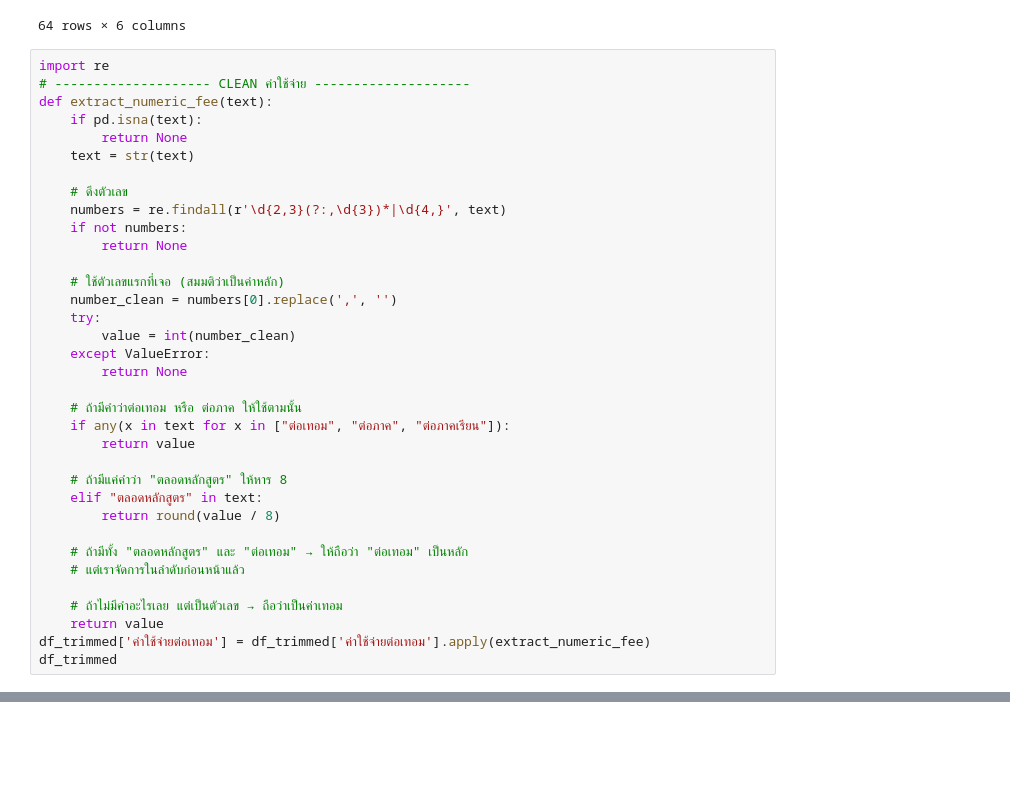
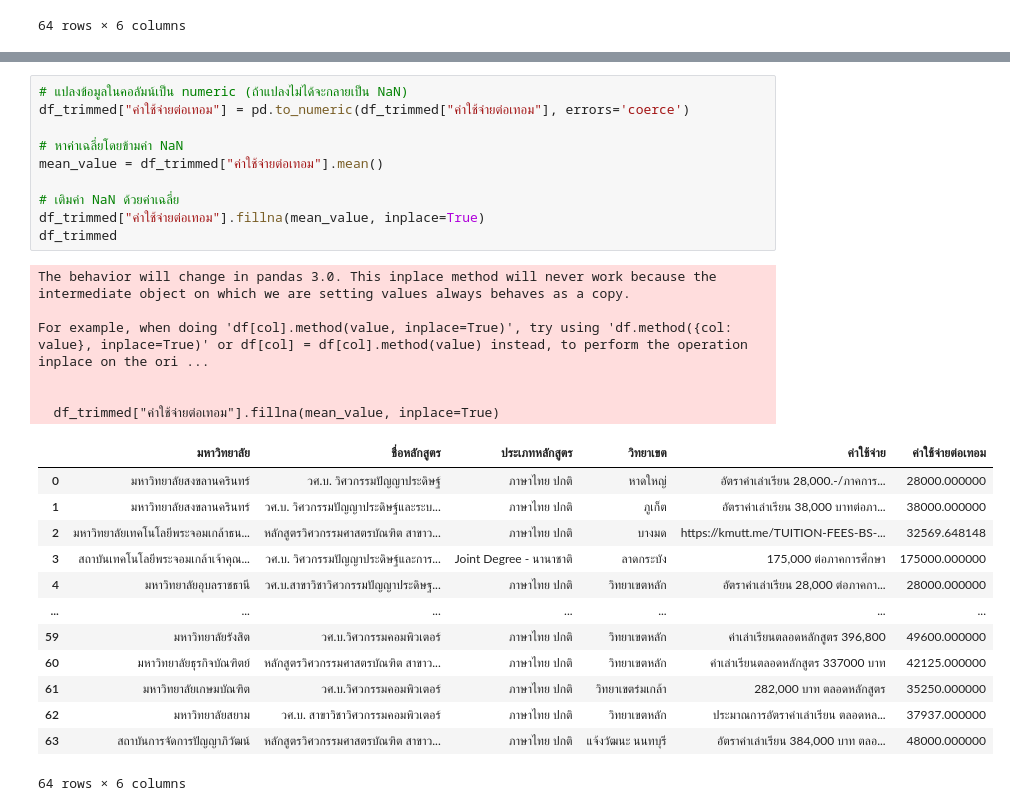
Before and after one commit to andyslazz/web-scrapeAndDash, a Jupyter notebook: Clean_data.ipynb, the cells around one changed output, grey strips where cells are left out. Drawn from its saved outputs; the diff is of its cells as text; blank space fills up the shorter version.

```diff
--- a/Clean_data.ipynb
+++ b/Clean_data.ipynb
@@ -50,38 +50,3 @@ df_trimmed
 | 62 | มหาวิทยาลัยสยาม | วศ.บ. สาขาวิชาวิศวกรรมคอมพิวเตอร์ | ภาษาไทย ปกติ | วิทยาเขตหลัก | ประมาณการอัตราค่าเล่าเรียน ตลอดหล... | ประมาณการอัตราค่าเล่าเรียน ตลอดหล... |
 | 63 | สถาบันการจัดการปัญญาภิวัฒน์ | หลักสูตรวิศวกรรมศาสตรบัณฑิต สาขาว... | ภาษาไทย ปกติ | แจ้งวัฒนะ นนทบุรี | อัตราค่าเล่าเรียน 384,000 บาท ตลอ... | อัตราค่าเล่าเรียน 384,000 บาท ตลอ... |
 64 rows × 6 columns
-# %%
-import re
-# -------------------- CLEAN ค่าใช้จ่าย --------------------
-def extract_numeric_fee(text):
-    if pd.isna(text):
-        return None
-    text = str(text)
-
-    # ดึงตัวเลข
-    numbers = re.findall(r'\d{2,3}(?:,\d{3})*|\d{4,}', text)
-    if not numbers:
-        return None
-
-    # ใช้ตัวเลขแรกที่เจอ (สมมติว่าเป็นค่าหลัก)
-    number_clean = numbers[0].replace(',', '')
-    try:
-        value = int(number_clean)
-    except ValueError:
-        return None
-
-    # ถ้ามีคำว่าต่อเทอม หรือ ต่อภาค ให้ใช้ตามนั้น
-    if any(x in text for x in ["ต่อเทอม", "ต่อภาค", "ต่อภาคเรียน"]):
-        return value
-
-    # ถ้ามีแค่คำว่า "ตลอดหลักสูตร" ให้หาร 8
-    elif "ตลอดหลักสูตร" in text:
-        return round(value / 8)
-
-    # ถ้ามีทั้ง "ตลอดหลักสูตร" และ "ต่อเทอม" → ให้ถือว่า "ต่อเทอม" เป็นหลัก
-    # แต่เราจัดการในลำดับก่อนหน้าแล้ว
-
-    # ถ้าไม่มีคำอะไรเลย แต่เป็นตัวเลข → ถือว่าเป็นค่าเทอม
-    return value
-df_trimmed['ค่าใช้จ่ายต่อเทอม'] = df_trimmed['ค่าใช้จ่ายต่อเทอม'].apply(extract_numeric_fee)
-df_trimmed
@@ -101,0 +158,30 @@ df_trimmed
+# %%
+# แปลงข้อมูลในคอลัมน์เป็น numeric (ถ้าแปลงไม่ได้จะกลายเป็น NaN)
+df_trimmed["ค่าใช้จ่ายต่อเทอม"] = pd.to_numeric(df_trimmed["ค่าใช้จ่ายต่อเทอม"], errors='coerce')
+
+# หาค่าเฉลี่ยโดยข้ามค่า NaN
+mean_value = df_trimmed["ค่าใช้จ่ายต่อเทอม"].mean()
+
+# เติมค่า NaN ด้วยค่าเฉลี่ย
+df_trimmed["ค่าใช้จ่ายต่อเทอม"].fillna(mean_value, inplace=True)
+df_trimmed
+# %% [output]
+The behavior will change in pandas 3.0. This inplace method will never work because the intermediate object on which we are setting values always behaves as a copy.
+
+For example, when doing 'df[col].method(value, inplace=True)', try using 'df.method({col: value}, inplace=True)' or df[col] = df[col].method(value) instead, to perform the operation inplace on the ori ...
+
+
+  df_trimmed["ค่าใช้จ่ายต่อเทอม"].fillna(mean_value, inplace=True)
+|  | มหาวิทยาลัย | ชื่อหลักสูตร | ประเภทหลักสูตร | วิทยาเขต | ค่าใช้จ่าย | ค่าใช้จ่ายต่อเทอม |
+| 0 | มหาวิทยาลัยสงขลานครินทร์ | วศ.บ. วิศวกรรมปัญญาประดิษฐ์ | ภาษาไทย ปกติ | หาดใหญ่ | อัตราค่าเล่าเรียน 28,000.-/ภาคการ... | 28000.000000 |
+| 1 | มหาวิทยาลัยสงขลานครินทร์ | วศ.บ. วิศวกรรมปัญญาประดิษฐ์และระบ... | ภาษาไทย ปกติ | ภูเก็ต | อัตราค่าเล่าเรียน 38,000 บาทต่อภา... | 38000.000000 |
+| 2 | มหาวิทยาลัยเทคโนโลยีพระจอมเกล้าธน... | หลักสูตรวิศวกรรมศาสตรบัณฑิต สาขาว... | ภาษาไทย ปกติ | บางมด | https://kmutt.me/TUITION-FEES-BS-... | 32569.648148 |
+| 3 | สถาบันเทคโนโลยีพระจอมเกล้าเจ้าคุณ... | วศ.บ. วิศวกรรมปัญญาประดิษฐ์และการ... | Joint Degree - นานาชาติ | ลาดกระบัง | 175,000 ต่อภาคการศึกษา | 175000.000000 |
+| 4 | มหาวิทยาลัยอุบลราชธานี | วศ.บ.สาขาวิชาวิศวกรรมปัญญาประดิษฐ... | ภาษาไทย ปกติ | วิทยาเขตหลัก | อัตราค่าเล่าเรียน 28,000 ต่อภาคกา... | 28000.000000 |
+| ... | ... | ... | ... | ... | ... | ... |
+| 59 | มหาวิทยาลัยรังสิต | วศ.บ.วิศวกรรมคอมพิวเตอร์ | ภาษาไทย ปกติ | วิทยาเขตหลัก | ค่าเล่าเรียนตลอดหลักสูตร 396,800 | 49600.000000 |
+| 60 | มหาวิทยาลัยธุรกิจบัณฑิตย์ | หลักสูตรวิศวกรรมศาสตรบัณฑิต สาขาว... | ภาษาไทย ปกติ | วิทยาเขตหลัก | ค่าเล่าเรียนตลอดหลักสูตร 337000 บาท | 42125.000000 |
+| 61 | มหาวิทยาลัยเกษมบัณฑิต | วศ.บ.วิศวกรรมคอมพิวเตอร์ | ภาษาไทย ปกติ | วิทยาเขตร่มเกล้า | 282,000 บาท ตลอดหลักสูตร | 35250.000000 |
+| 62 | มหาวิทยาลัยสยาม | วศ.บ. สาขาวิชาวิศวกรรมคอมพิวเตอร์ | ภาษาไทย ปกติ | วิทยาเขตหลัก | ประมาณการอัตราค่าเล่าเรียน ตลอดหล... | 37937.000000 |
+| 63 | สถาบันการจัดการปัญญาภิวัฒน์ | หลักสูตรวิศวกรรมศาสตรบัณฑิต สาขาว... | ภาษาไทย ปกติ | แจ้งวัฒนะ นนทบุรี | อัตราค่าเล่าเรียน 384,000 บาท ตลอ... | 48000.000000 |
+64 rows × 6 columns
```
Also changed, not shown: parts of 3 cells of this notebook.
